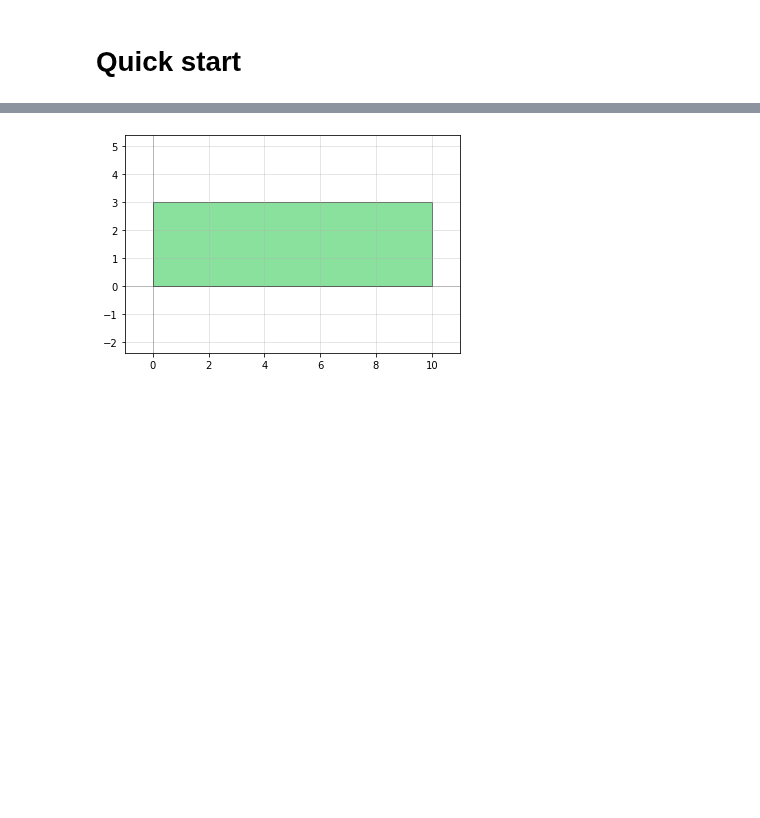
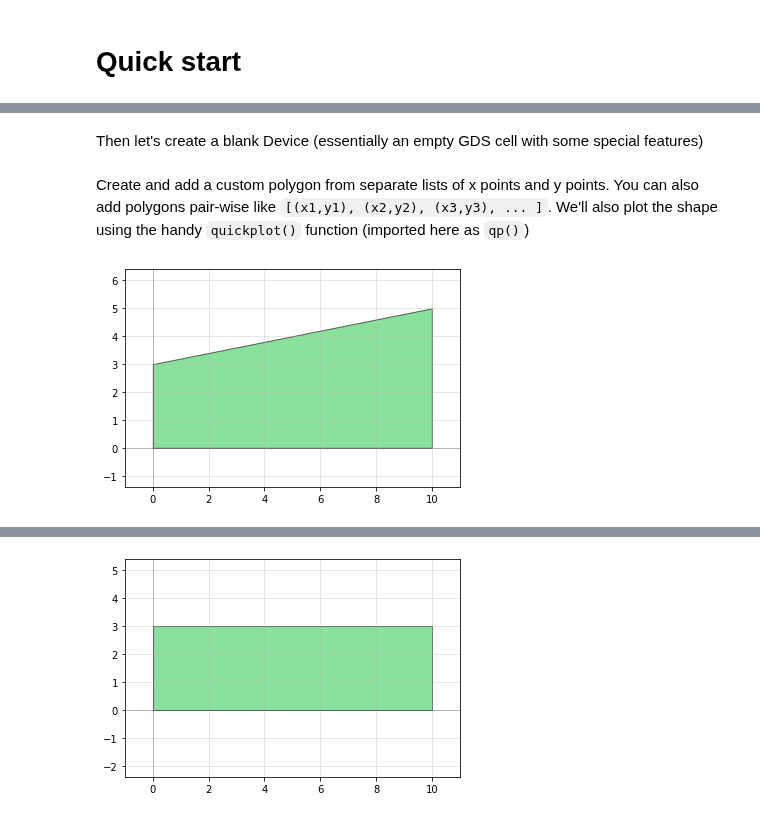
Before and after one commit to amccaugh/phidl, a Jupyter notebook: docs/tutorials/quickstart.ipynb, the cells around one changed output, grey strips where cells are left out. Cells and saved outputs as stored; diff of their text form; code cells hidden in the pictures; blank space fills up the shorter version.

```diff
--- a/docs/tutorials/quickstart.ipynb
+++ b/docs/tutorials/quickstart.ipynb
@@ -8,0 +15,14 @@ Let's start by trying to make a rectangle shape with ports on either end.
+# %% [markdown]
+Then let's create a blank Device (essentially an empty GDS cell with some special features)
+# %%
+D = Device('mydevice')
+# %% [markdown]
+Create and add a custom polygon from separate lists of x points and y points.  You can also add polygons pair-wise like `[(x1,y1), (x2,y2), (x3,y3), ... ]`.  We'll also plot the shape using the handy `quickplot()` function (imported here as `qp()`)
+# %%
+xpts = (0,10,10, 0)
+ypts = (0, 0, 5, 3)
+poly1 = D.add_polygon( [xpts, ypts], layer = 0)
+
+qp(D) # quickplot it!
+# %% [output]
+[figure, added]
```
Also changed, not shown: parts of 14 cells of this notebook.
